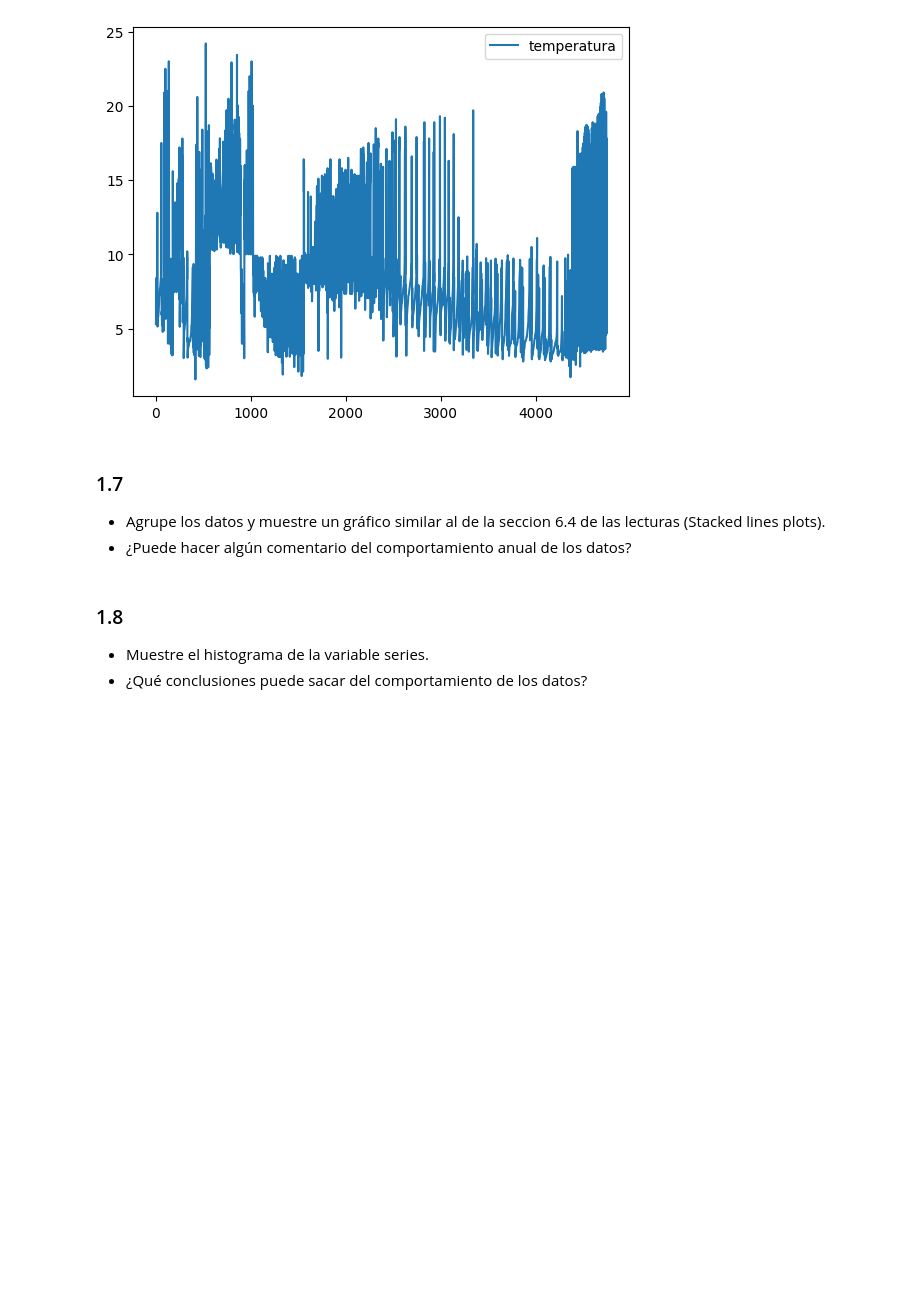
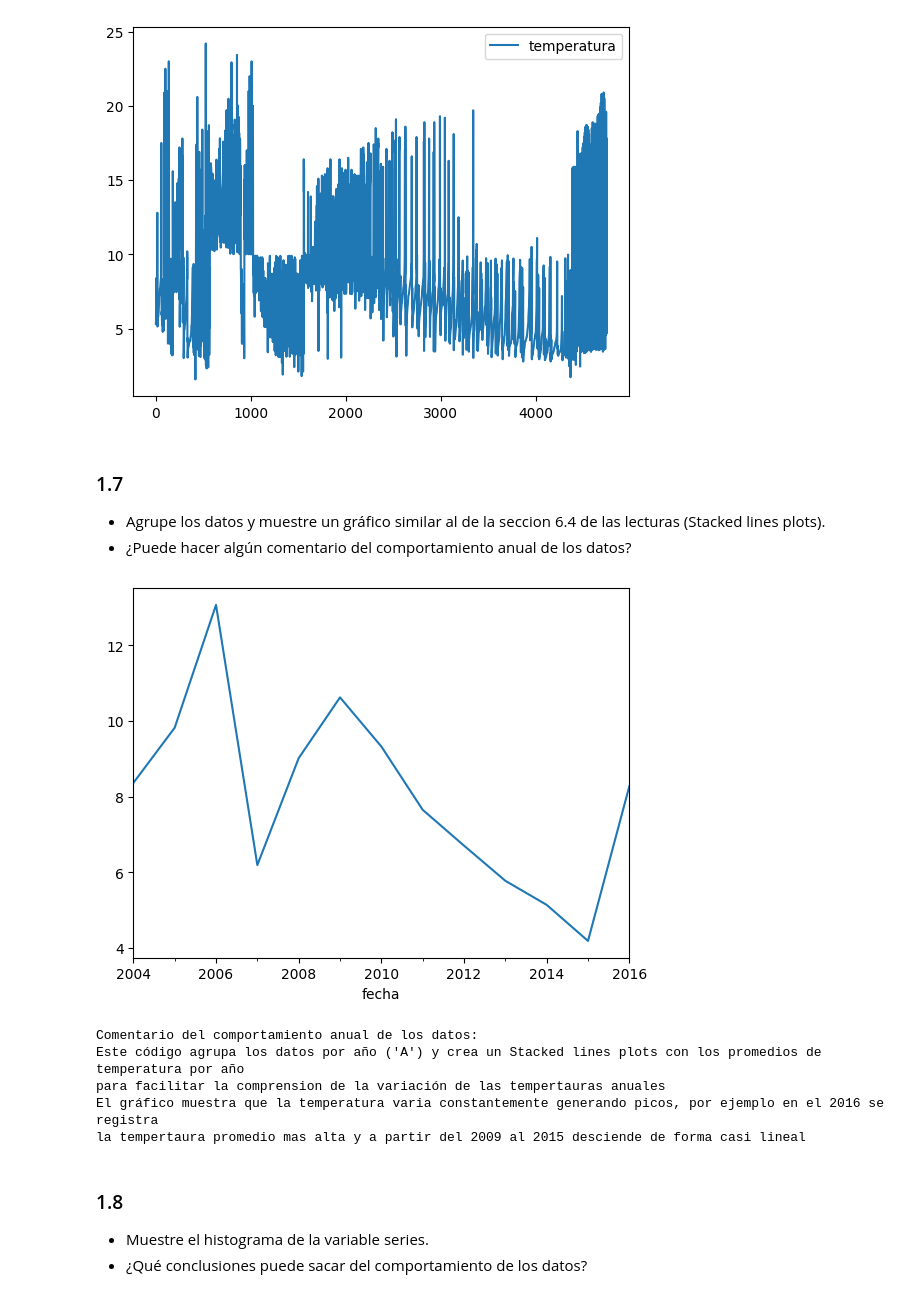
Before and after one commit to JeanPaulRF/Trabajos-IA, a Jupyter notebook: TP1/2023-2-Trabajo Practico_1.ipynb, the cells around one changed output. Cells and saved outputs as stored; diff of their text form; code cells hidden in the pictures; blank space fills up the shorter version.

```diff
--- a/TP1/2023-2-Trabajo Practico_1.ipynb
+++ b/TP1/2023-2-Trabajo Practico_1.ipynb
@@ -207,6 +207,40 @@ Tambien se observan picos o valores extremos de las temperaturas.
 
 - Agrupe los datos y muestre un gráfico similar al de la seccion 6.4 de las lecturas (Stacked lines plots).
 - ¿Puede hacer algún comentario del comportamiento anual de los datos?
+# %%
+# Cargar los datos desde el archivo CSV
+series = pd.read_csv('TS_d_1.csv', header=0)
+
+# Asegurarse de que la columna 'fecha' esté en formato de fecha con el nuevo formato "%d/%m/%Y"
+series['fecha'] = pd.to_datetime(series['fecha'], format='%d/%m/%Y')
+
+# Establecer la columna 'fecha' como índice (importante para trabajar con series temporales)
+series.set_index('fecha', inplace=True)
+
+# Agrupar los datos por año ('A') y calcular el promedio de temperatura por año
+groups = series.resample('A').mean()
+
+# Crear un gráfico de líneas apiladas de los datos agrupados
+groups.plot(subplots=True, legend=False)
+
+# Mostrar el gráfico
+plt.show()
+
+comentario = """
+Comentario del comportamiento anual de los datos:
+Este código agrupa los datos por año ('A') y crea un Stacked lines plots con los promedios de temperatura por año
+para facilitar la comprension de la variación de las tempertauras anuales
+El gráfico muestra que la temperatura varia constantemente generando picos, por ejemplo en el 2016 se registra
+la tempertaura promedio mas alta y a partir del 2009 al 2015 desciende de forma casi lineal
+"""
+print(comentario)
+# %% [output]
+[figure, added]
+Comentario del comportamiento anual de los datos:
+Este código agrupa los datos por año ('A') y crea un Stacked lines plots con los promedios de temperatura por año
+para facilitar la comprension de la variación de las tempertauras anuales
+El gráfico muestra que la temperatura varia constantemente generando picos, por ejemplo en el 2016 se registra
+la tempertaura promedio mas alta y a partir del 2009 al 2015 desciende de forma casi lineal
 # %% [markdown]
 ### 1.8
 - Muestre el histograma de la variable series.
```
Also changed, not shown: parts of 1 cell of this notebook.
